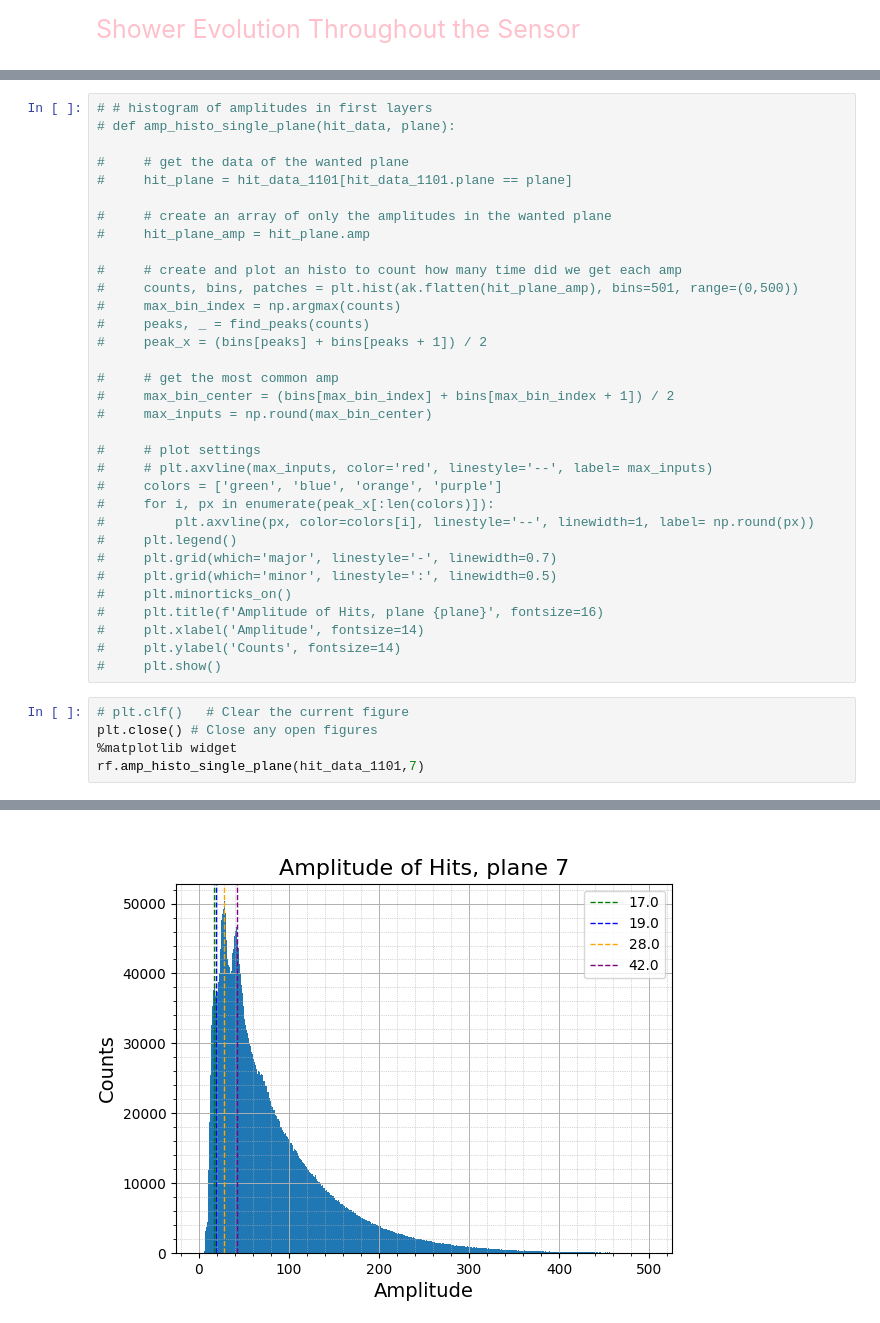
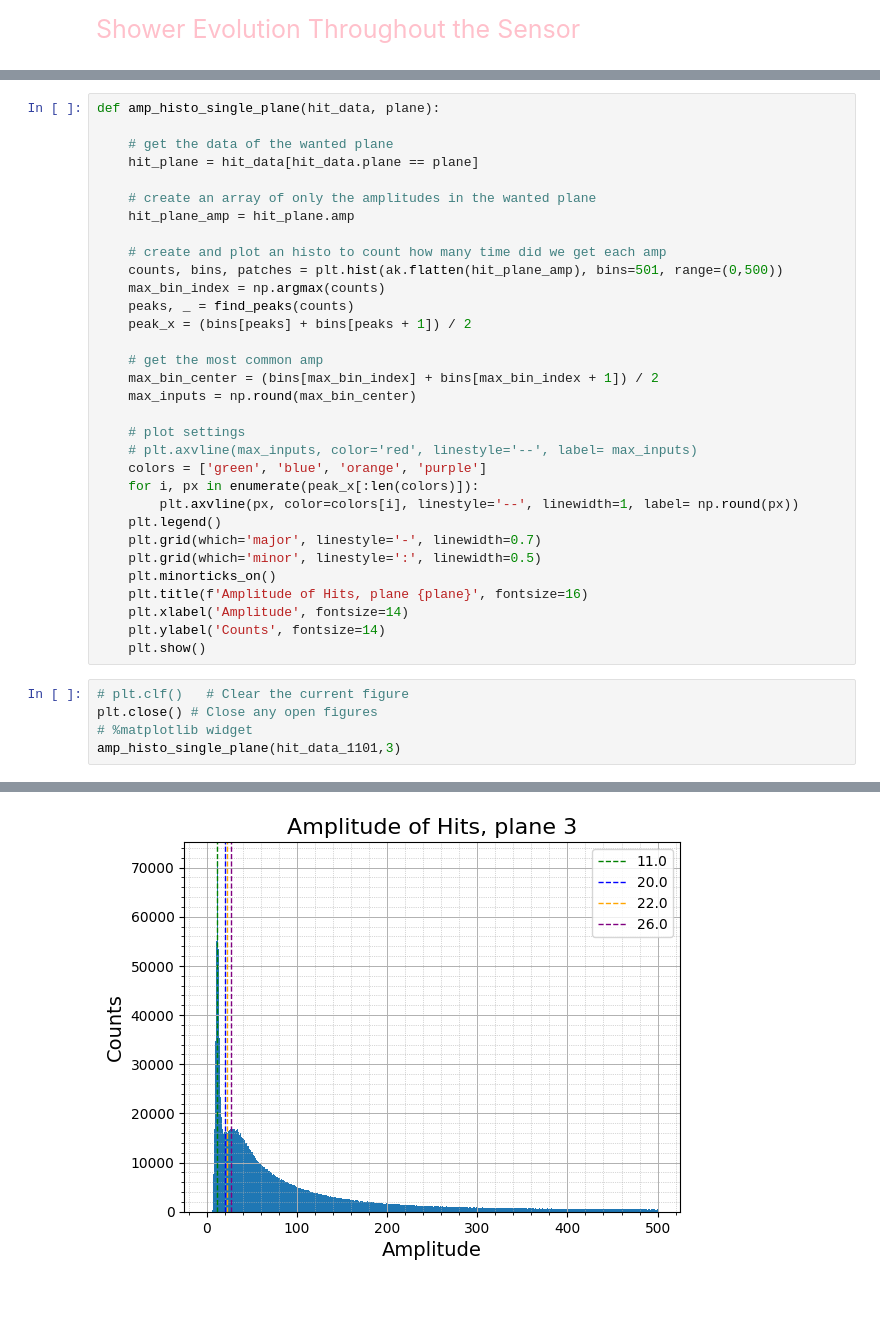
Before and after one commit to Ben-David-Ben/F-Cal-TB-Project, a Jupyter notebook: TB2025_Gap.ipynb, the cells around one changed output, grey strips where cells are left out. Saved outputs shown, nothing was run; the diff lists cells and outputs as text.

```diff
--- a/TB2025_Gap.ipynb
+++ b/TB2025_Gap.ipynb
@@ -48,39 +48,38 @@ Shower Evolution Throughout the Sensor
-# %%
-# # histogram of amplitudes in first layers
-# def amp_histo_single_plane(hit_data, plane):
-
-#     # get the data of the wanted plane
-#     hit_plane = hit_data_1101[hit_data_1101.plane == plane]
-
-#     # create an array of only the amplitudes in the wanted plane
-#     hit_plane_amp = hit_plane.amp
-
-#     # create and plot an histo to count how many time did we get each amp
-#     counts, bins, patches = plt.hist(ak.flatten(hit_plane_amp), bins=501, range=(0,500))
-#     max_bin_index = np.argmax(counts)
-#     peaks, _ = find_peaks(counts)
-#     peak_x = (bins[peaks] + bins[peaks + 1]) / 2
-
-#     # get the most common amp
-#     max_bin_center = (bins[max_bin_index] + bins[max_bin_index + 1]) / 2
-#     max_inputs = np.round(max_bin_center)
-
-#     # plot settings
-#     # plt.axvline(max_inputs, color='red', linestyle='--', label= max_inputs)
-#     colors = ['green', 'blue', 'orange', 'purple']
-#     for i, px in enumerate(peak_x[:len(colors)]):
-#         plt.axvline(px, color=colors[i], linestyle='--', linewidth=1, label= np.round(px))
-#     plt.legend()
-#     plt.grid(which='major', linestyle='-', linewidth=0.7)
-#     plt.grid(which='minor', linestyle=':', linewidth=0.5)
-#     plt.minorticks_on()
-#     plt.title(f'Amplitude of Hits, plane {plane}', fontsize=16)
-#     plt.xlabel('Amplitude', fontsize=14)
-#     plt.ylabel('Counts', fontsize=14)
-#     plt.show()
+# %%
+def amp_histo_single_plane(hit_data, plane):
+
+    # get the data of the wanted plane
+    hit_plane = hit_data[hit_data.plane == plane]
+
+    # create an array of only the amplitudes in the wanted plane
+    hit_plane_amp = hit_plane.amp
+
+    # create and plot an histo to count how many time did we get each amp
+    counts, bins, patches = plt.hist(ak.flatten(hit_plane_amp), bins=501, range=(0,500))
+    max_bin_index = np.argmax(counts)
+    peaks, _ = find_peaks(counts)
+    peak_x = (bins[peaks] + bins[peaks + 1]) / 2
+
+    # get the most common amp
+    max_bin_center = (bins[max_bin_index] + bins[max_bin_index + 1]) / 2
+    max_inputs = np.round(max_bin_center)
+
+    # plot settings
+    # plt.axvline(max_inputs, color='red', linestyle='--', label= max_inputs)
+    colors = ['green', 'blue', 'orange', 'purple']
+    for i, px in enumerate(peak_x[:len(colors)]):
+        plt.axvline(px, color=colors[i], linestyle='--', linewidth=1, label= np.round(px))
+    plt.legend()
+    plt.grid(which='major', linestyle='-', linewidth=0.7)
+    plt.grid(which='minor', linestyle=':', linewidth=0.5)
+    plt.minorticks_on()
+    plt.title(f'Amplitude of Hits, plane {plane}', fontsize=16)
+    plt.xlabel('Amplitude', fontsize=14)
+    plt.ylabel('Counts', fontsize=14)
+    plt.show()
 # %%
 # plt.clf()   # Clear the current figure
 plt.close() # Close any open figures
-%matplotlib widget
-rf.amp_histo_single_plane(hit_data_1101,7)
+# %matplotlib widget
+amp_histo_single_plane(hit_data_1101,3)
 # %% [output]
@@ -87,4 +103,4 @@ rf.amp_histo_single_plane(hit_data_1101,7)
-[figure, old version]
+[figure, new version]
 # %%
 # get the reduced energy vs plane in a graph
 def average_amp_vs_plane(hit_data):
```
Also changed, not shown: parts of 8 cells of this notebook, 3 other files.
